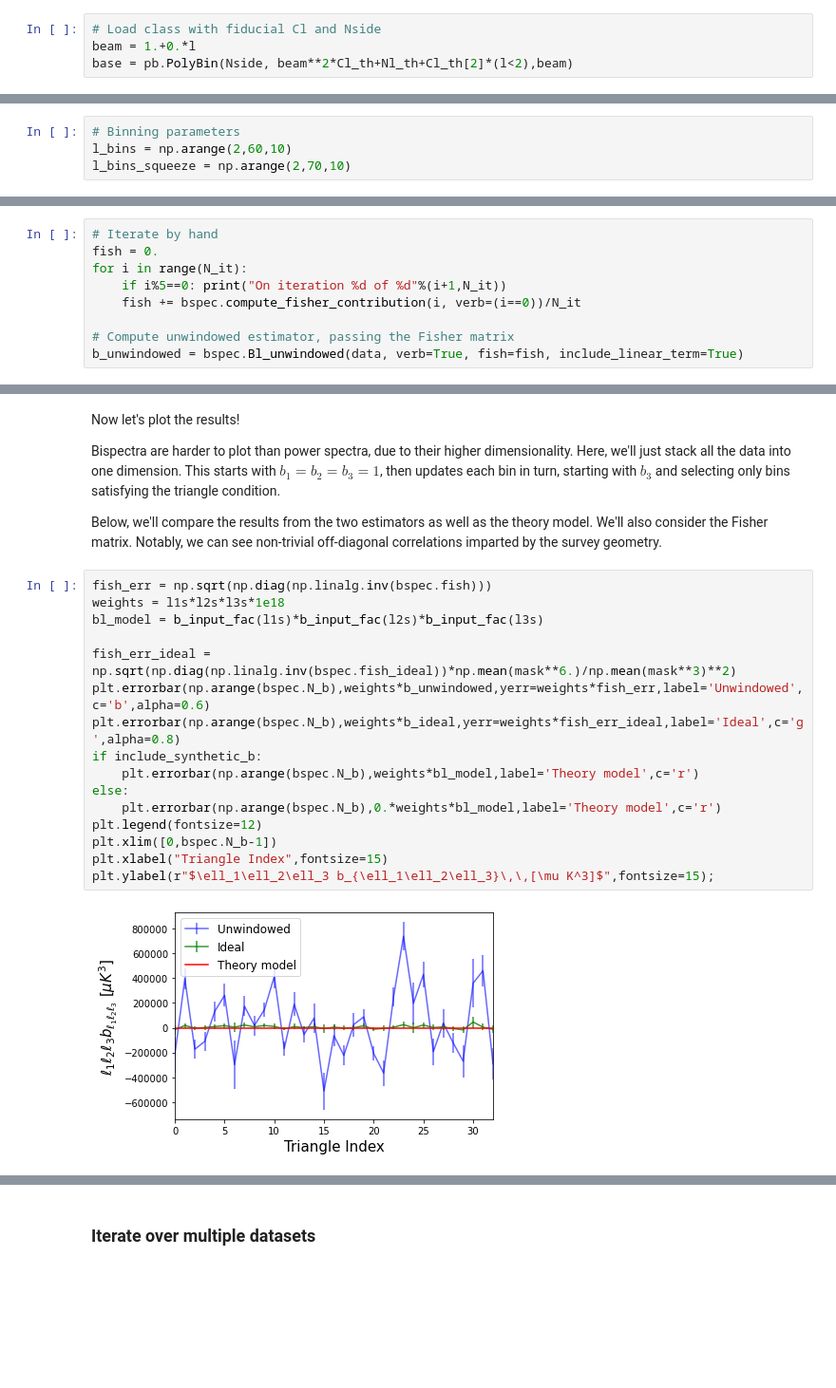
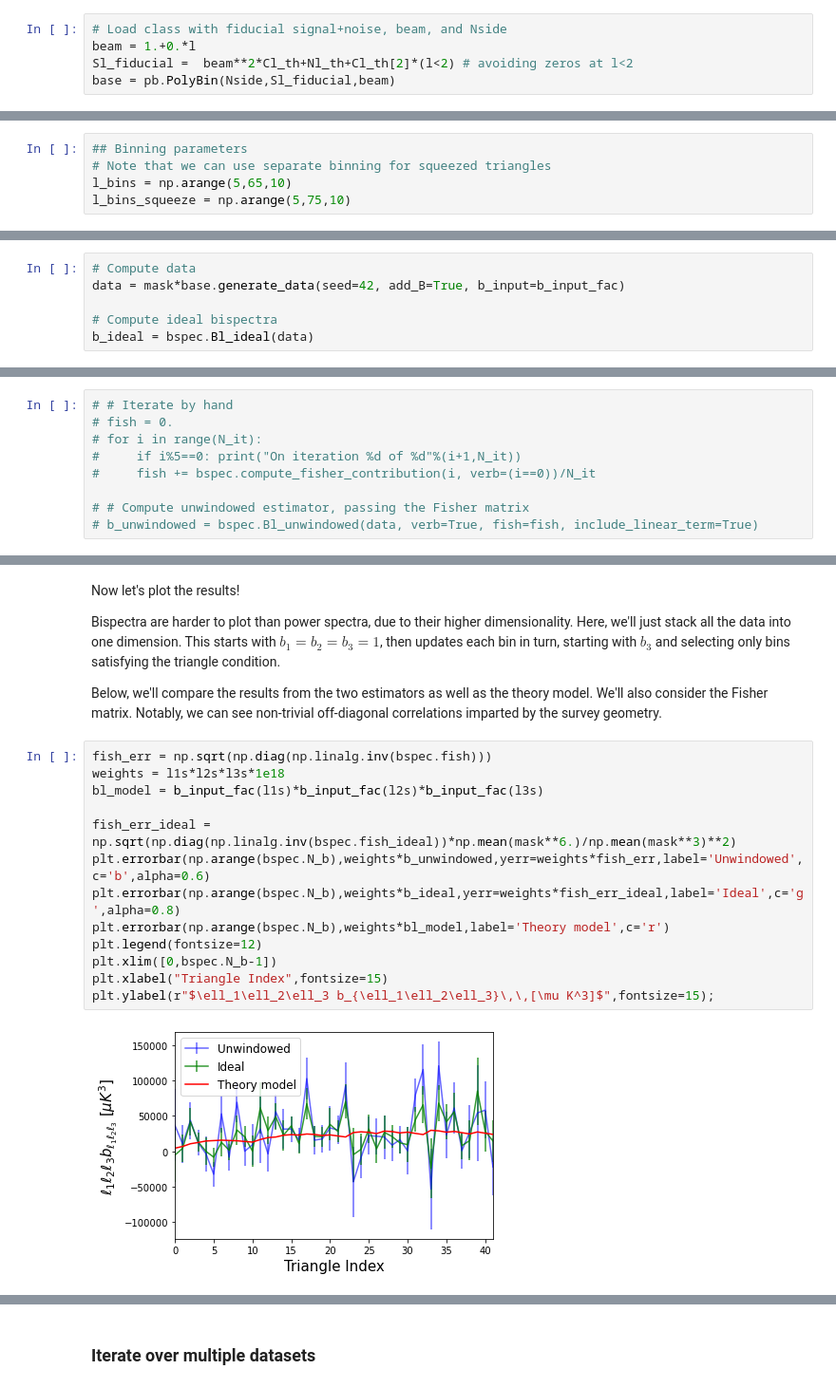
Before and after one commit to oliverphilcox/PolyBin, a Jupyter notebook: Tutorial.ipynb, the cells around one changed output, grey strips where cells are left out. Shown at 95% size. Cells and saved outputs as stored; diff of their text form; blank space fills up the shorter version.

```diff
--- a/Tutorial.ipynb
+++ b/Tutorial.ipynb
@@ -94,7 +92,8 @@ Let's start by calling the main PolyBin class. This contains a bunch of useful m
 # %%
-# Load class with fiducial Cl and Nside
+# Load class with fiducial signal+noise, beam, and Nside
 beam = 1.+0.*l
-base = pb.PolyBin(Nside, beam**2*Cl_th+Nl_th+Cl_th[2]*(l<2),beam)
+Sl_fiducial =  beam**2*Cl_th+Nl_th+Cl_th[2]*(l<2) # avoiding zeros at l<2
+base = pb.PolyBin(Nside,Sl_fiducial,beam)
 # %% [markdown]
 Next, we'll create some synthetic data with a known $C_\ell$. We can optionally add a bispectrum term: for simplicity, we use a factorized form with $b_{\ell_1\ell_2\ell_3}=\beta_{\ell_1}\beta_{\ell_2}\beta_{\ell_3}$ where $\beta$ was defined above. We will window this data with the *Planck* map.
 # %%
@@ -309,9 +372,10 @@ plt.colorbar();
 # %% [markdown]
 We now move to estimating the bispectrum, both via idealized and window-free estimators. As before, we will need to compute a Fisher matrix, depending on the survey geometry. To avoid the dimensionality (and run-time) getting out of hand, we will use a broad binning for this exercise, noting that bispectra are much more computationally expensive than power spectra! In practice, one would usually run the Fisher matrix on a cluster rather than on a laptop.
 # %%
-# Binning parameters
-l_bins = np.arange(2,60,10)
-l_bins_squeeze = np.arange(2,70,10)
+## Binning parameters
+# Note that we can use separate binning for squeezed triangles
+l_bins = np.arange(5,65,10)
+l_bins_squeeze = np.arange(5,75,10)
 # %%
 # Initialize bispectrum class
 bspec = pb.BSpec(base, mask, applySinv, l_bins,l_bins_squeeze=l_bins_squeeze)
@@ -343,3 +402,9 @@ Using 33 bispectrum bins
+# %%
+# Compute data
+data = mask*base.generate_data(seed=42, add_B=True, b_input=b_input_fac)
+
+# Compute ideal bispectra
+b_ideal = bspec.Bl_ideal(data)
 # %% [markdown]
 ### Window-free estimator
 The window-free estimator can be computed similarly to the bispectrum, and involves a Fisher matrix that can be computed internally or externally.
@@ -386,11 +431,11 @@ KeyboardInterrupt
 # %% [markdown]
 As before, we can compute the Fisher matrix externally (e.g., on a cluster) and read it in.
 # %%
-# Iterate by hand
-fish = 0.
-for i in range(N_it):
-    if i%5==0: print("On iteration %d of %d"%(i+1,N_it))
-    fish += bspec.compute_fisher_contribution(i, verb=(i==0))/N_it
+# # Iterate by hand
+# fish = 0.
+# for i in range(N_it):
+#     if i%5==0: print("On iteration %d of %d"%(i+1,N_it))
+#     fish += bspec.compute_fisher_contribution(i, verb=(i==0))/N_it
 
-# Compute unwindowed estimator, passing the Fisher matrix
-b_unwindowed = bspec.Bl_unwindowed(data, verb=True, fish=fish, include_linear_term=True)
+# # Compute unwindowed estimator, passing the Fisher matrix
+# b_unwindowed = bspec.Bl_unwindowed(data, verb=True, fish=fish, include_linear_term=True)
@@ -413,21 +448,18 @@ Below, we'll compare the results from the two estimators as well as the theory m
 # %%
 fish_err = np.sqrt(np.diag(np.linalg.inv(bspec.fish)))
 weights = l1s*l2s*l3s*1e18
 bl_model = b_input_fac(l1s)*b_input_fac(l2s)*b_input_fac(l3s)
 
 fish_err_ideal = np.sqrt(np.diag(np.linalg.inv(bspec.fish_ideal))*np.mean(mask**6.)/np.mean(mask**3)**2)
 plt.errorbar(np.arange(bspec.N_b),weights*b_unwindowed,yerr=weights*fish_err,label='Unwindowed',c='b',alpha=0.6)
 plt.errorbar(np.arange(bspec.N_b),weights*b_ideal,yerr=weights*fish_err_ideal,label='Ideal',c='g',alpha=0.8)
-if include_synthetic_b:
-    plt.errorbar(np.arange(bspec.N_b),weights*bl_model,label='Theory model',c='r')
-else:
-    plt.errorbar(np.arange(bspec.N_b),0.*weights*bl_model,label='Theory model',c='r')
+plt.errorbar(np.arange(bspec.N_b),weights*bl_model,label='Theory model',c='r')
 plt.legend(fontsize=12)
 plt.xlim([0,bspec.N_b-1])
 plt.xlabel("Triangle Index",fontsize=15)
 plt.ylabel(r"$\ell_1\ell_2\ell_3 b_{\ell_1\ell_2\ell_3}\,\,[\mu K^3]$",fontsize=15);
 # %% [output]
-[figure, old version]
+[figure, new version]
 # %%
 corr_fish_b = bspec.fish/np.sqrt(np.outer(np.diag(bspec.fish),np.diag(bspec.fish)))
 v = 0.1
```
Also changed, not shown: parts of 41 cells of this notebook, 7 other files.
